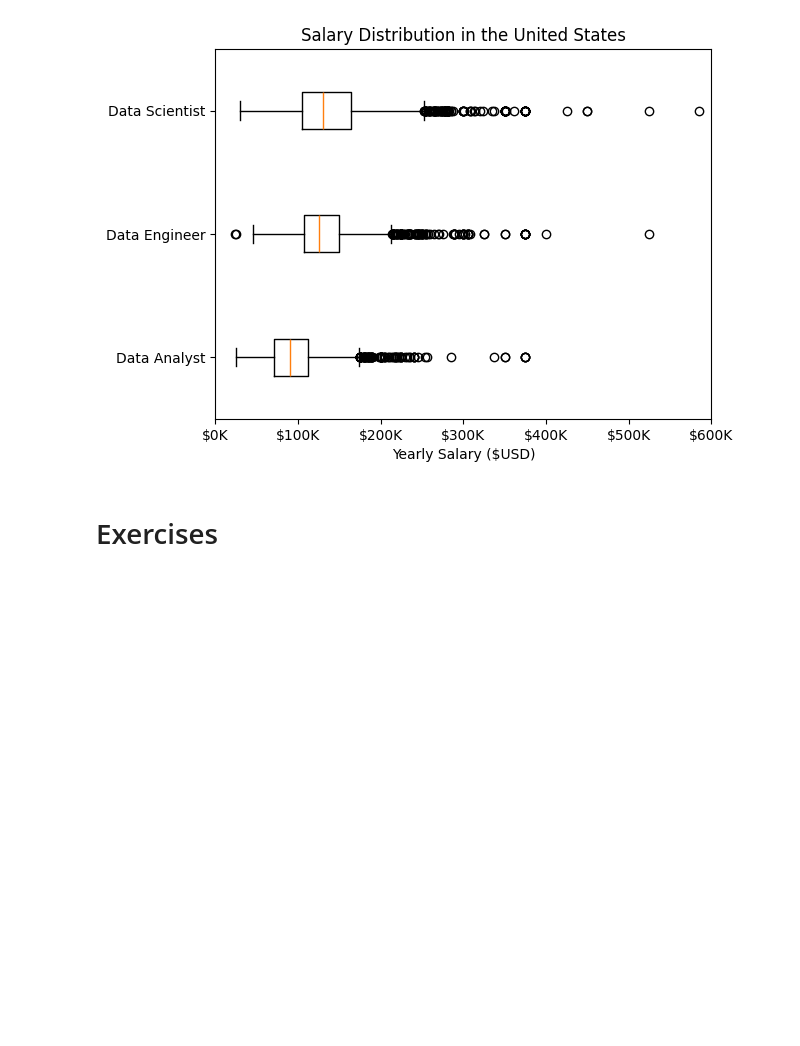
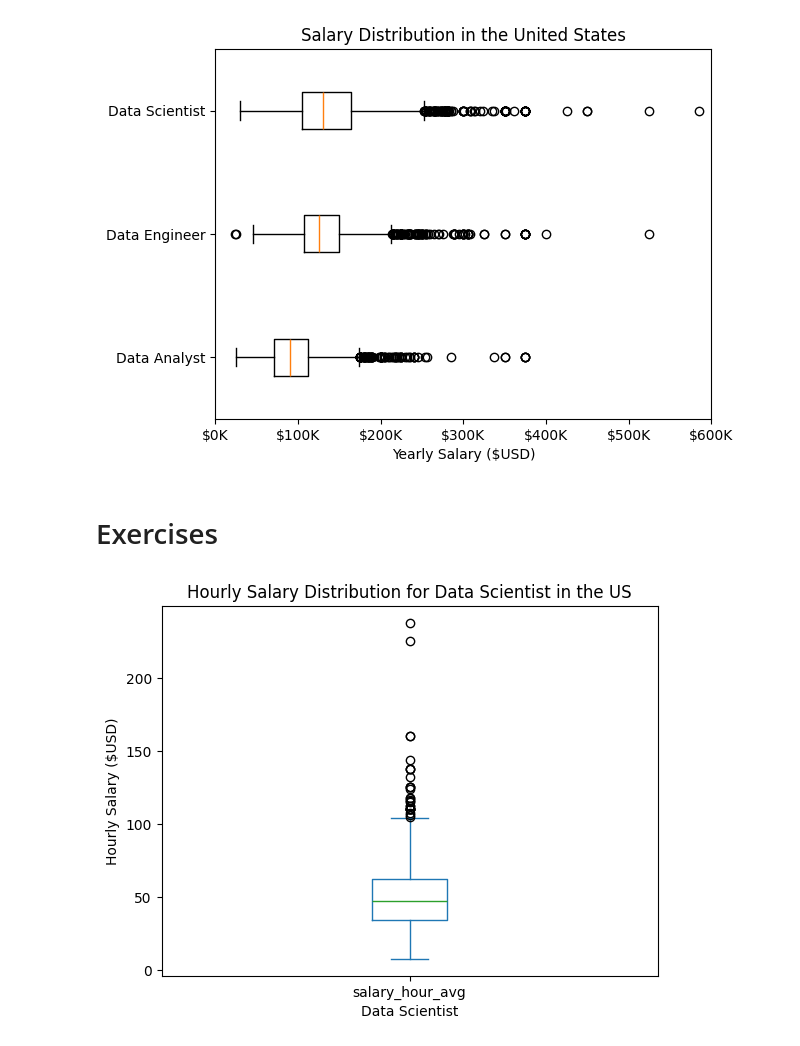
Before and after one commit to AdamWiercioch95/Python_Data_Exercises, a Jupyter notebook: matplotlib/6_Matplotlib_Box_Plots.ipynb, the cells around one changed output. Saved outputs shown, nothing was run; the diff lists cells and outputs as text; code cells hidden in the pictures; blank space fills up the shorter version.

Commit message:
exercises with box plots

```diff
--- a/matplotlib/6_Matplotlib_Box_Plots.ipynb
+++ b/matplotlib/6_Matplotlib_Box_Plots.ipynb
@@ -77,3 +77,16 @@ plt.show()
 [figure]
 # %% [markdown]
 # Exercises
+# %%
+# Create a box plot to visualize the distribution of salary_hour_avg for Data Scientist job postings in the United States. Label the x-axis as 'Data Scientist' and the y-axis as 'Hourly Salary ($USD)'.
+
+df_DS_US = df[(df['job_title_short'] == 'Data Scientist') & (df['job_country'] == 'United States')].copy()
+df_DS_US.dropna(subset=['salary_hour_avg'])
+
+df_DS_US['salary_hour_avg'].plot(kind='box')
+plt.xlabel('Data Scientist')
+plt.ylabel('Hourly Salary ($USD)')
+plt.title('Hourly Salary Distribution for Data Scientist in the US')
+plt.show()
+# %% [output]
+[figure, added]
```
Also changed, not shown: parts of 3 cells of this notebook.
